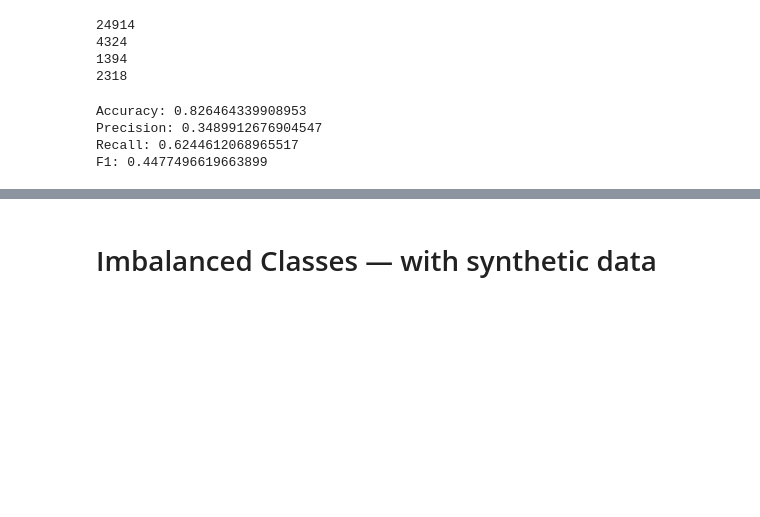
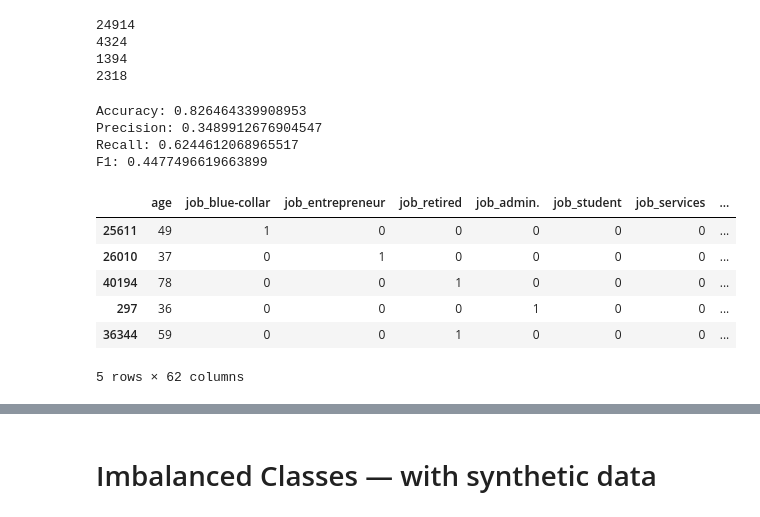
Before and after one commit to LambdaSchool/DS-Unit-2-Sprint-3-Classification-Validation, a Jupyter notebook: module3-classification-metrics/LS_DS_233_Classification_Metrics_Imbalanced_Classes.ipynb, the cells around one changed output, grey strips where cells are left out. Cells and saved outputs as stored; diff of their text form; code cells hidden in the pictures; blank space fills up the shorter version.

```diff
--- a/module3-classification-metrics/LS_DS_233_Classification_Metrics_Imbalanced_Classes.ipynb
+++ b/module3-classification-metrics/LS_DS_233_Classification_Metrics_Imbalanced_Classes.ipynb
@@ -318,0 +331,12 @@ F1: 0.4477496619663899
+# %%
+ohe = ce.OneHotEncoder(use_cat_names=True)
+X_train_ohe = ohe.fit_transform(X_train)
+X_train_ohe.head()
+# %% [output]
+|  | age | job_blue-collar | job_entrepreneur | job_retired | job_admin. | job_student | job_services | ... |
+| 25611 | 49 | 1 | 0 | 0 | 0 | 0 | 0 | ... |
+| 26010 | 37 | 0 | 1 | 0 | 0 | 0 | 0 | ... |
+| 40194 | 78 | 0 | 0 | 1 | 0 | 0 | 0 | ... |
+| 297 | 36 | 0 | 0 | 0 | 1 | 0 | 0 | ... |
+| 36344 | 59 | 0 | 0 | 1 | 0 | 0 | 0 | ... |
+5 rows × 62 columns
```
Also changed, not shown: parts of 15 cells of this notebook.
